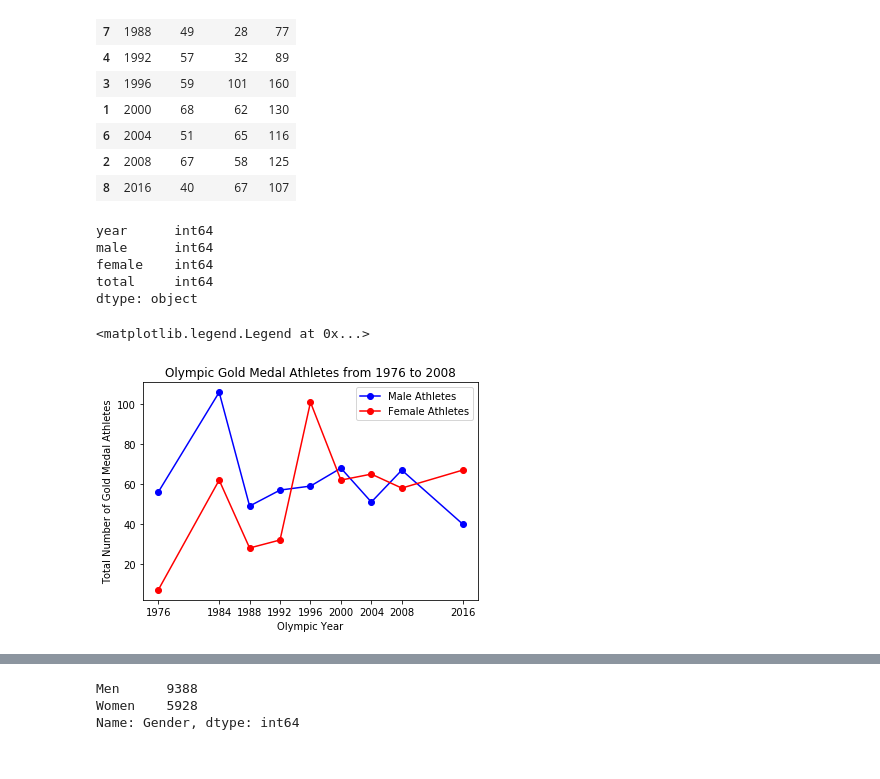
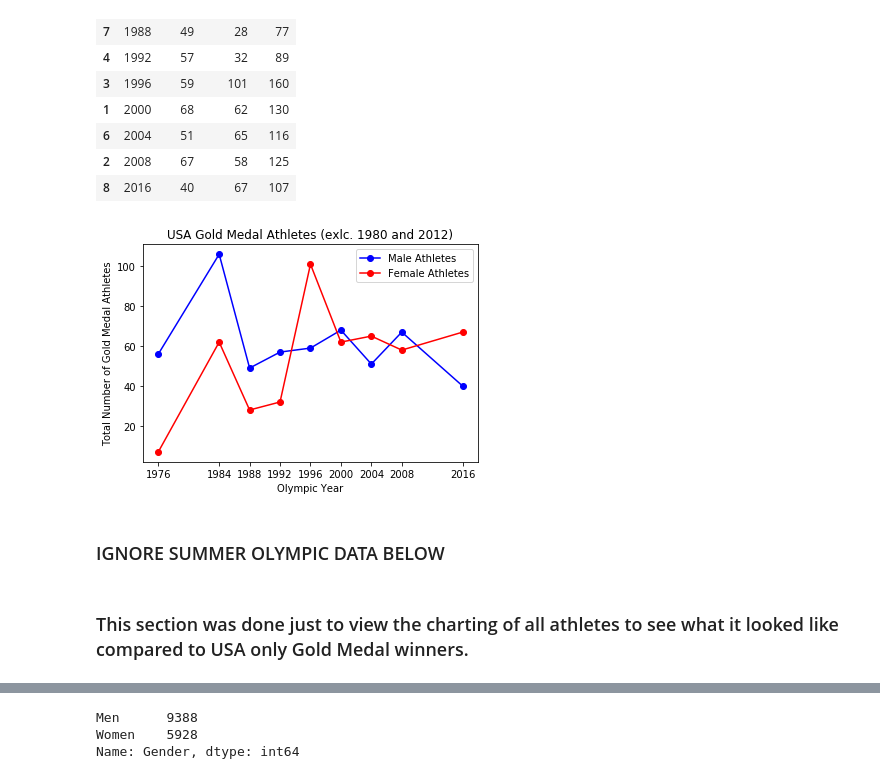
Before and after one commit to tnatoli29/Project-2, a Jupyter notebook: athletes.ipynb, the cells around one changed output, grey strips where cells are left out. Drawn from its saved outputs; the diff is of its cells as text; code cells hidden in the pictures.

```diff
--- a/athletes.ipynb
+++ b/athletes.ipynb
@@ -113,11 +114,3 @@ gender_by_year
 | 6 | 2004 | 51 | 65 | 116 |
 | 2 | 2008 | 67 | 58 | 125 |
 | 8 | 2016 | 40 | 67 | 107 |
-# %%
-gender_by_year.dtypes
-# %% [output]
-year      int64
-male      int64
-female    int64
-total     int64
-dtype: object
@@ -134,26 +129,35 @@ female_list = gender_by_year['female'].tolist()
 xaxis = total_list
 yaxis = year_list
 # %%
+# Static line chart that shows both Male and Female Gold Medal winners.
+# Use this chart for the Web Page
 # Plot the charts and apply some styling
 # Plot based on Summer Olympic files, all athletes
 
 xaxis = year_list
 tick_locations = []
 for x in xaxis:
     tick_locations.append(x)
 
 
 male, = plt.plot(year_list, male_list, marker="o", color="blue", label="Male Athletes")
 female, = plt.plot(year_list, female_list, marker="o", color="red", label="Female Athletes")
 
-plt.title("Olympic Gold Medal Athletes from 1976 to 2008")
+plt.title("USA Gold Medal Athletes (exlc. 1980 and 2012)")
 plt.xlabel("Olympic Year")
 plt.ylabel("Total Number of Gold Medal Athletes")
 plt.xticks(tick_locations, year_list)
 plt.legend(handles=[male, female], loc="best")
+
+# Save Image
+plt.savefig("Images/usaGoldMedals.png")
+plt.show()
 # %% [output]
-<matplotlib.legend.Legend at 0x...>
-[figure, old version]
+[figure, new version]
+# %% [markdown]
+### IGNORE SUMMER OLYMPIC DATA BELOW
+# %% [markdown]
+### This section was done just to view the charting of all athletes to see what it looked like compared to USA only Gold Medal winners.
 # %%
 # View Summer Olympics file with all data from 1976 to 2008, check to see if plot looks better than the one above
 
```
Also changed, not shown: parts of 4 cells of this notebook, 8 other files.
